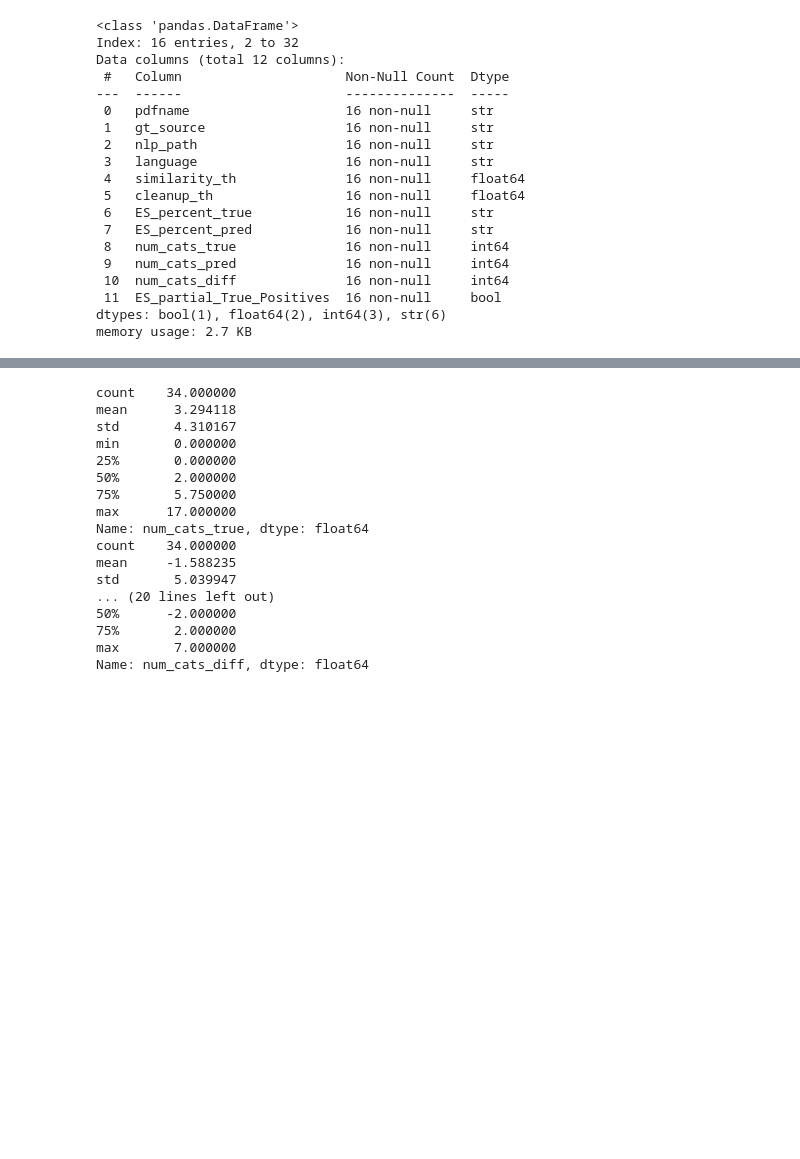
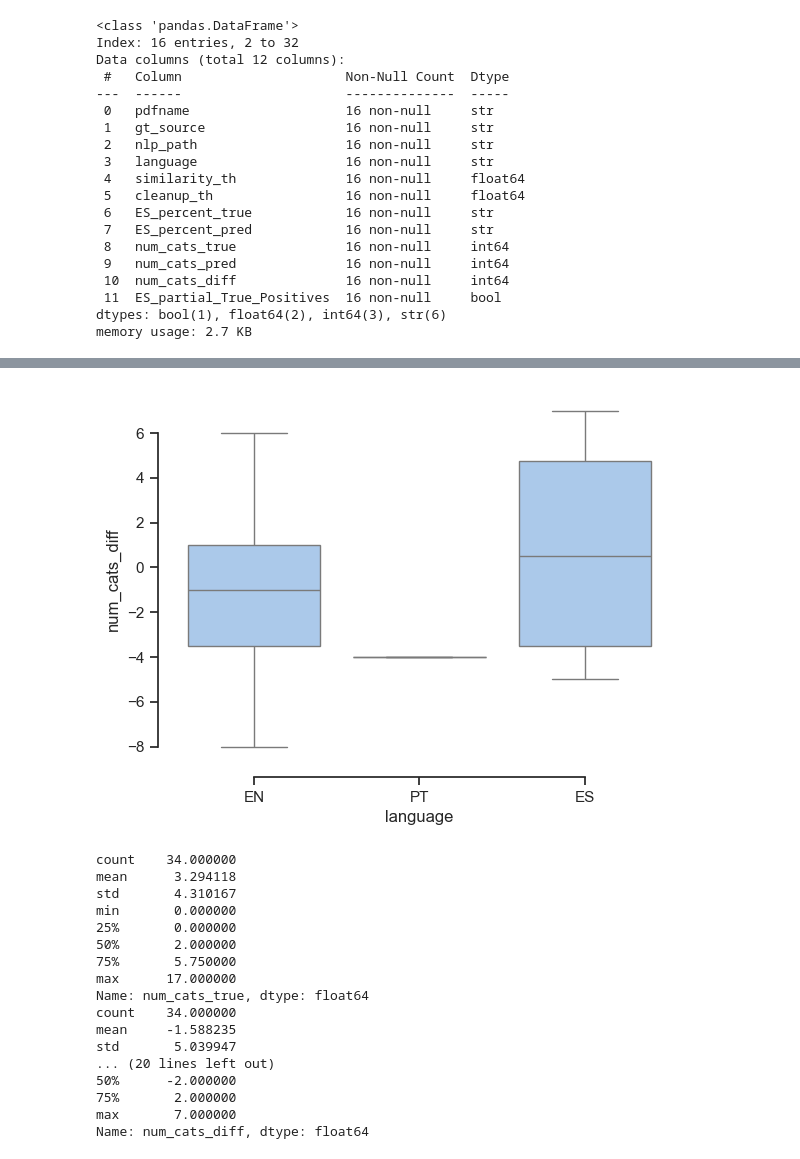
Before and after one commit to emw9805-notabot/ADSCert_project_Watson, a Jupyter notebook: Eval_metrics_V4.ipynb, the cells around one changed output, grey strips where cells are left out. Cells and saved outputs as stored; diff of their text form; code cells hidden in the pictures; blank space fills up the shorter version.

```diff
--- a/Eval_metrics_V4.ipynb
+++ b/Eval_metrics_V4.ipynb
@@ -381,3 +390,9 @@ sns.boxplot(x=boxplot_df['num_cats_diff'], y = boxplot_df['gt_source'], ax=axes[
+# %%
+sns.set_theme(style='ticks', palette='pastel')
+sns.boxplot(x = boxplot_df['language'], y = boxplot_df['num_cats_diff'])
+sns.despine(offset=10, trim=True)
+# %% [output]
+[figure, added]
 # %%
 # stats - whole dataset and ES partial TPs - V4 sim TH = 0.65
 
```
Also changed, not shown: parts of 2 cells of this notebook.
